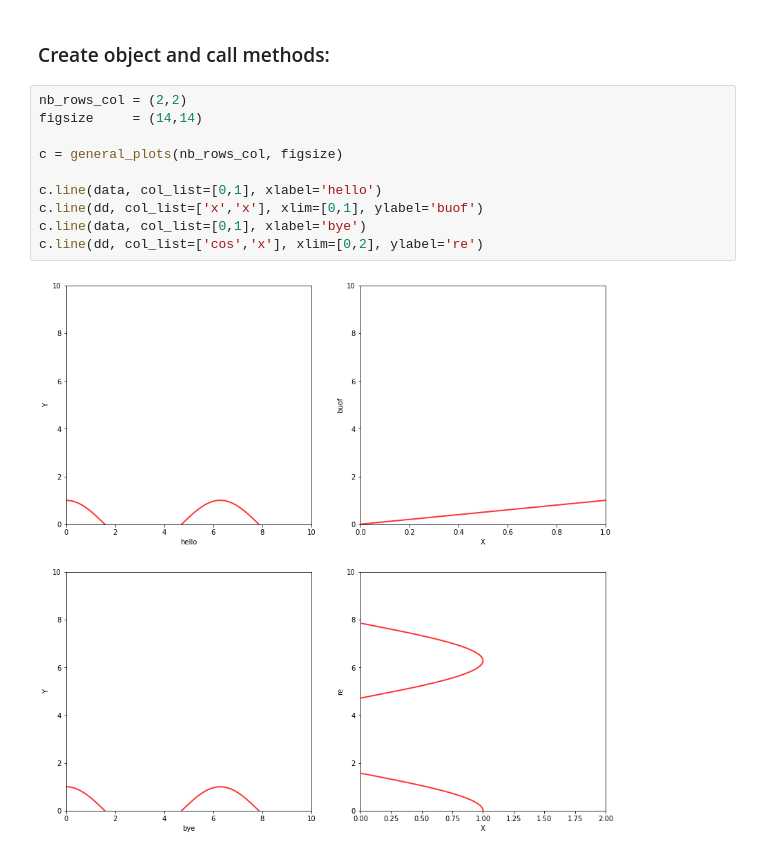
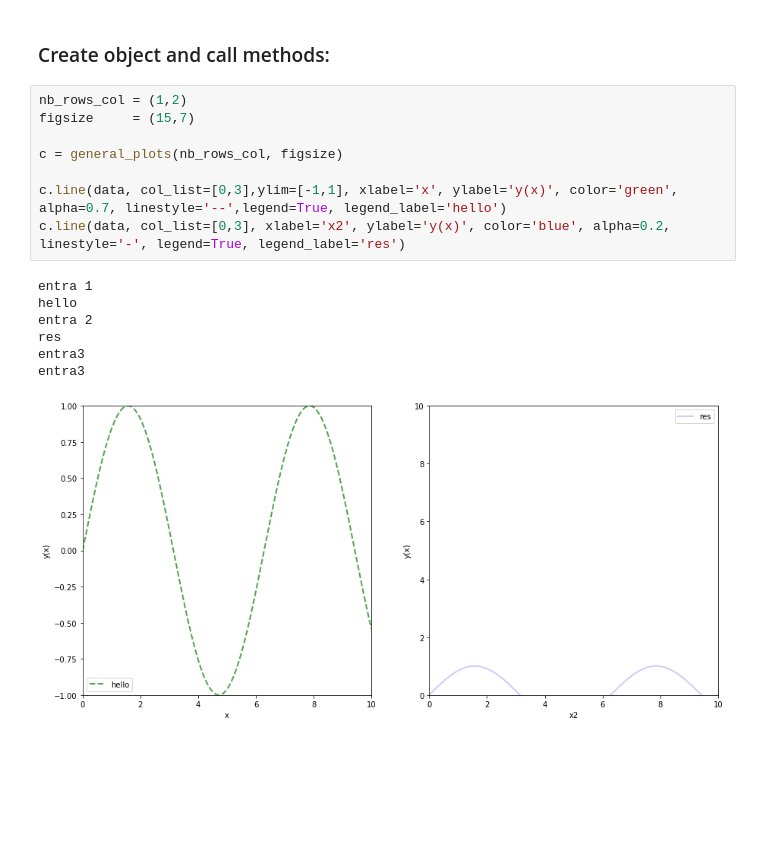
Before and after one commit to kanti92/CodeAstro_project, a Jupyter notebook: first_class.ipynb, the cells around one changed output. Cells and saved outputs as stored; diff of their text form; blank space fills up the shorter version.

```diff
--- a/first_class.ipynb
+++ b/first_class.ipynb
@@ -122,14 +150,18 @@ dd = pd.DataFrame(data, columns=['x', 'cos', 'tan', 'sin'])
 # %% [markdown]
 ### Create object and call methods:
 # %%
-nb_rows_col = (2,2)
-figsize     = (14,14)
+nb_rows_col = (1,2)
+figsize     = (15,7)
 
 c = general_plots(nb_rows_col, figsize)
 
-c.line(data, col_list=[0,1], xlabel='hello')
-c.line(dd, col_list=['x','x'], xlim=[0,1], ylabel='buof')
-c.line(data, col_list=[0,1], xlabel='bye')
-c.line(dd, col_list=['cos','x'], xlim=[0,2], ylabel='re')
+c.line(data, col_list=[0,3],ylim=[-1,1], xlabel='x', ylabel='y(x)', color='green', alpha=0.7, linestyle='--',legend=True, legend_label='hello')
+c.line(data, col_list=[0,3], xlabel='x2', ylabel='y(x)', color='blue', alpha=0.2, linestyle='-', legend=True, legend_label='res')
 # %% [output]
+entra 1
+hello
+entra 2
+res
+entra3
+entra3
-[figure, old version]
+[figure, new version]
```
Also changed, not shown: parts of 1 cell of this notebook.
